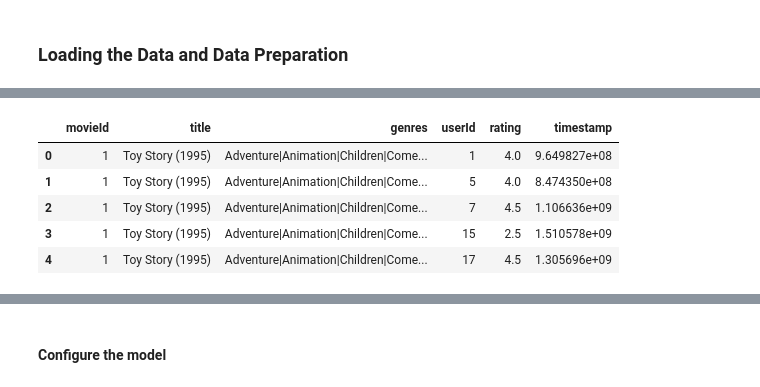
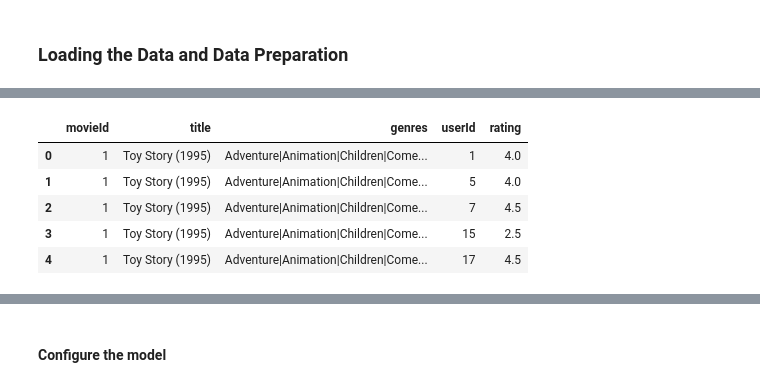
Before and after one commit to MuiruriVivian/RECOMMENDER-SYSTEM---PHASE-4-PROJECT, a Jupyter notebook: vivian1.ipynb, the cells around one changed output, grey strips where cells are left out. Cells and saved outputs as stored; diff of their text form; code cells hidden in the pictures.

```diff
--- a/vivian1.ipynb
+++ b/vivian1.ipynb
@@ -64,12 +104,12 @@ links_movies_ratings.isnull().sum()
 dtype: int64
 # %%
 # drop columns
-links_movies_ratings.drop(["imdbId", "tmdbId"], axis=1, inplace=True)
+links_movies_ratings.drop(["imdbId", "tmdbId", "timestamp"], axis=1, inplace=True)
 links_movies_ratings.head(5)
 # %% [output]
-|  | movieId | title | genres | userId | rating | timestamp |
-| 0 | 1 | Toy Story (1995) | Adventure|Animation|Children|Come... | 1 | 4.0 | 9.649827e+08 |
-| 1 | 1 | Toy Story (1995) | Adventure|Animation|Children|Come... | 5 | 4.0 | 8.474350e+08 |
-| 2 | 1 | Toy Story (1995) | Adventure|Animation|Children|Come... | 7 | 4.5 | 1.106636e+09 |
-| 3 | 1 | Toy Story (1995) | Adventure|Animation|Children|Come... | 15 | 2.5 | 1.510578e+09 |
-| 4 | 1 | Toy Story (1995) | Adventure|Animation|Children|Come... | 17 | 4.5 | 1.305696e+09 |
+|  | movieId | title | genres | userId | rating |
+| 0 | 1 | Toy Story (1995) | Adventure|Animation|Children|Come... | 1 | 4.0 |
+| 1 | 1 | Toy Story (1995) | Adventure|Animation|Children|Come... | 5 | 4.0 |
+| 2 | 1 | Toy Story (1995) | Adventure|Animation|Children|Come... | 7 | 4.5 |
+| 3 | 1 | Toy Story (1995) | Adventure|Animation|Children|Come... | 15 | 2.5 |
+| 4 | 1 | Toy Story (1995) | Adventure|Animation|Children|Come... | 17 | 4.5 |
```
Also changed, not shown: parts of 37 cells of this notebook.
